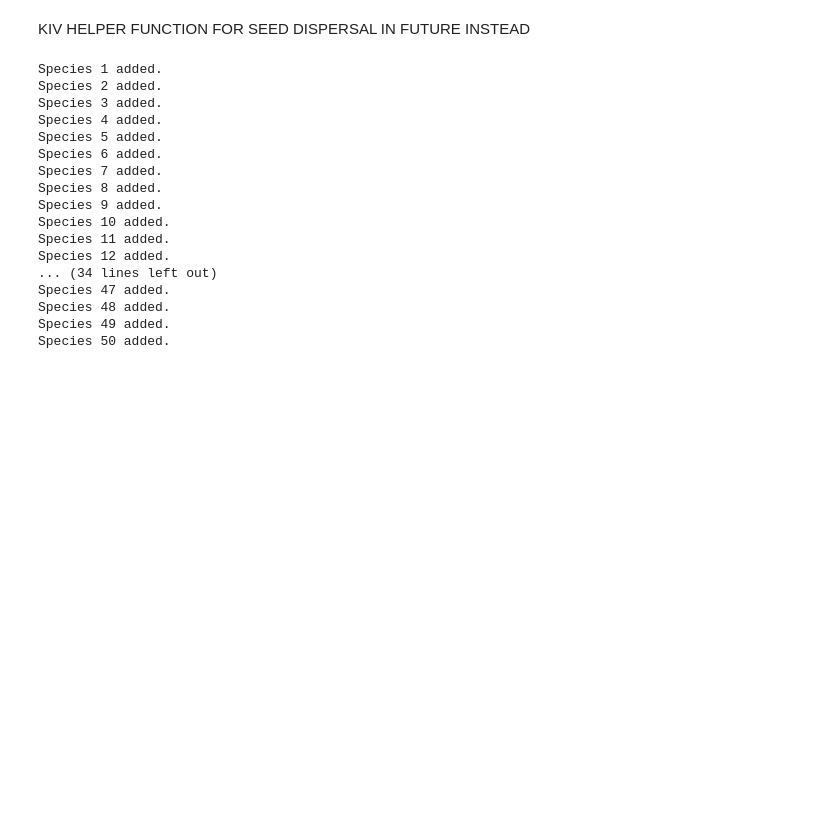
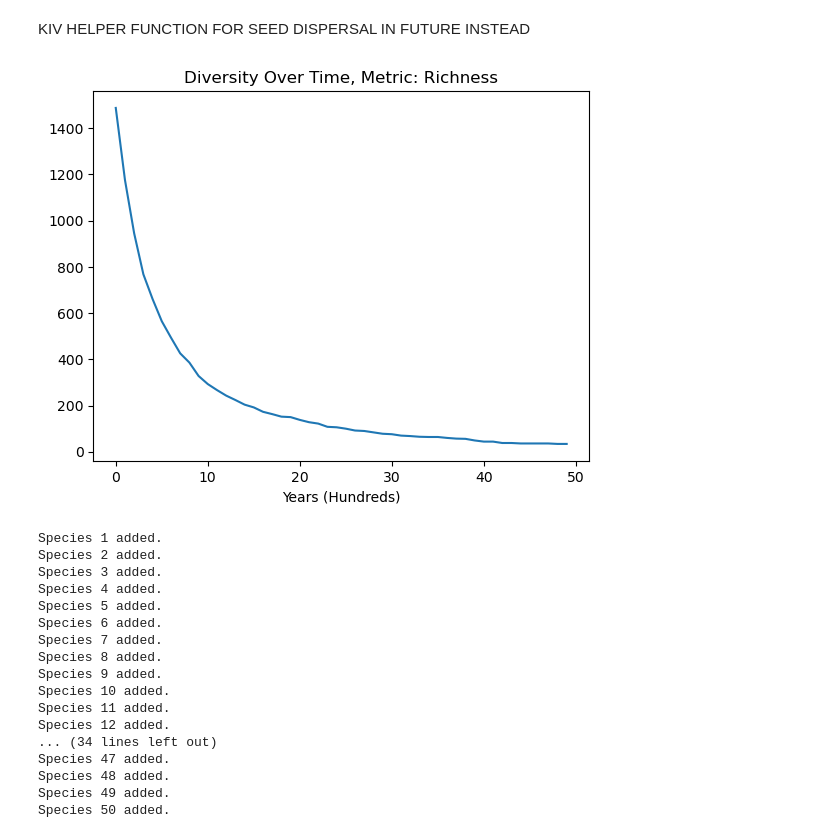
Before and after one commit to ChinZJ/SP3172, a Jupyter notebook: Simulation Parts.ipynb, the cells around one changed output. Drawn from its saved outputs; the diff is of its cells as text; code cells hidden in the pictures; blank space fills up the shorter version.

Commit message:
Created diversityOverTime() function for plotting

```diff
--- a/Simulation Parts.ipynb
+++ b/Simulation Parts.ipynb
@@ -1116,6 +1116,48 @@ def calcDiversity(data : pd.DataFrame) -> dict:
     output_dict["Simpson"]["Both"] = 1 - sum([i * (i - 1) for i in both]) / (both_sum  * (both_sum - 1))
 
     return output_dict
+# %%
+def diversityOverTime(filenames : list, age : str = "Both") -> dict:
+    """
+    This takes in a list of filenames, each of which is a string that ends in .csv
+    This list will be of length N.
+    The files being referenced should be CSV files with an "Adult" and "Juvenile" column
+    The string "age" can take 3 values: "Adults", "Juveniles", or "Both". The default is "Both".
+    This will return diversity over time plotting data for that age demographic.
+
+    Returns:
+    A dict with 3 key-value pairs.
+    Richness : list of length N
+    Shannon : list of length N
+    Simpson : list of length N
+
+    The lists stored as the value in the dictionary will be suitable for plotting!
+    """
+
+    output = {"Richness" : [], "Shannon" : [], "Simpson" : []}
+
+    for filename in filenames:
+        this_diversity = calcDiversity(pd.read_csv(filename))
+        output["Richness"].append(this_diversity["Richness"][age])
+        output["Shannon"].append(this_diversity["Shannon"][age])
+        output["Simpson"].append(this_diversity["Simpson"][age])
+
+    return output
+# %%
+my_filenames = []
+
+for i in range(100, 5100, 100):
+    my_filenames.append(f'{i}.csv')
+# %%
+a = diversityOverTime(my_filenames)
+# %%
+my_type = "Richness"
+plt.plot(list(range(len(a[my_type]))), a[my_type])
+plt.title(f'Diversity Over Time, Metric: {my_type}')
+plt.xlabel("Years (Hundreds)")
+plt.show()
+# %% [output]
+[figure, added]
 # %%
 # By my mystical calculations, the median crown height of reproductive adults in barro colorado ~125
 # Simulating a rough estimatiion of a 50ha plot would be sqrt(500000 / 125) ~ 64 x 64 plot which is what we will be simulating
```
